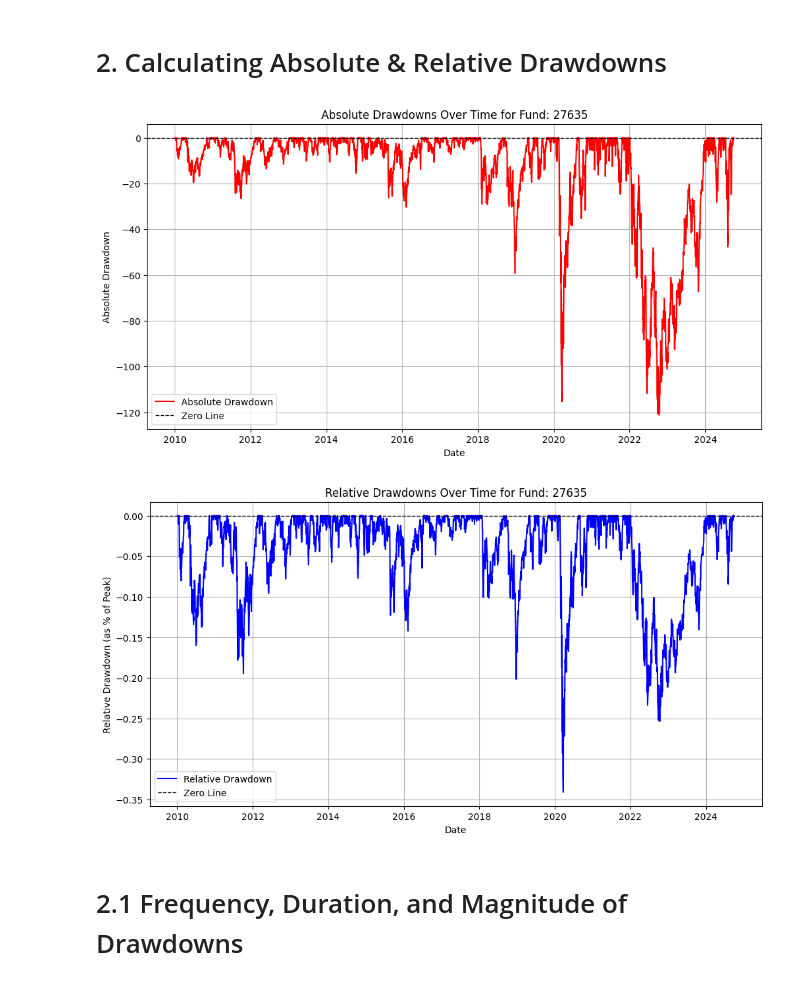
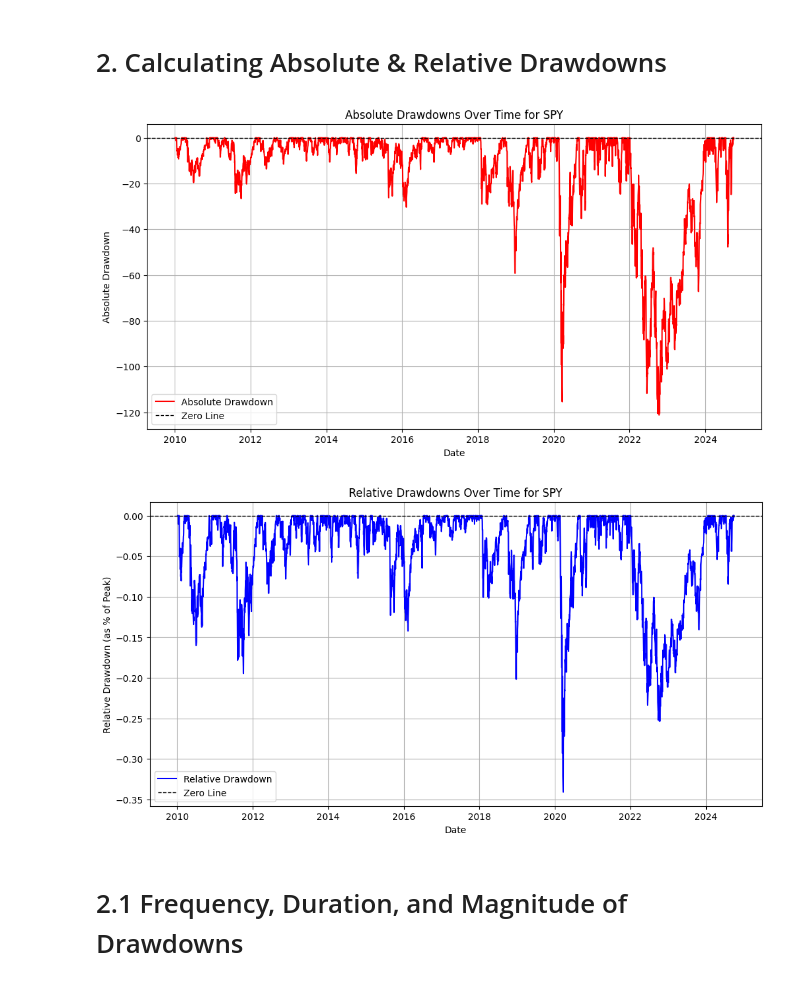
Before and after one commit to harshk02/15.433-fin-proj, a Jupyter notebook: Task 2, final project.ipynb, the cells around one changed output. Drawn from its saved outputs; the diff is of its cells as text; code cells hidden in the pictures.

```diff
--- a/Task 2, final project.ipynb
+++ b/Task 2, final project.ipynb
@@ -36,35 +36,35 @@ else:
 # %%
 import pandas as pd
 import matplotlib.pyplot as plt
 
 file1_path = 'AllFunds.xlsx'
 daily_data = pd.read_excel(file1_path)
 
 daily_data['Net Asset Value per Share'] = pd.to_numeric(daily_data['Net Asset Value per Share'], errors='coerce')
 daily_data['Date'] = pd.to_datetime(daily_data['Date'], errors='coerce')
 daily_data['Fund Identifier'] = daily_data['Fund Identifier'].astype(str)
 
 fund_identifier = '27635'
 filtered_data = daily_data[daily_data['Fund Identifier'] == fund_identifier].copy()
 
 if filtered_data.empty:
     print(f"No data found for Fund Identifier: {fund_identifier}")
 else:
     filtered_data['Running Max NAV'] = filtered_data['Net Asset Value per Share'].cummax()
 
     filtered_data['Absolute Drawdown'] = filtered_data['Net Asset Value per Share'] - filtered_data['Running Max NAV']
 
     plt.figure(figsize=(12, 6))
     plt.plot(filtered_data['Date'], filtered_data['Absolute Drawdown'], label='Absolute Drawdown', color='red')
     plt.axhline(0, color='black', linestyle='--', linewidth=1, label='Zero Line')
-    plt.title(f'Absolute Drawdowns Over Time for Fund: {fund_identifier}')
+    plt.title(f'Absolute Drawdowns Over Time for SPY')
     plt.xlabel('Date')
     plt.ylabel('Absolute Drawdown')
     plt.legend()
     plt.grid()
     plt.show()
 # %% [output]
-[figure, old version]
+[figure, new version]
 # %%
 import pandas as pd
 import matplotlib.pyplot as plt
@@ -89,14 +89,14 @@ else:
     plt.figure(figsize=(12, 6))
     plt.plot(filtered_data['Date'], filtered_data['Relative Drawdown'], label='Relative Drawdown', color='blue')
     plt.axhline(0, color='black', linestyle='--', linewidth=1, label='Zero Line')
-    plt.title(f'Relative Drawdowns Over Time for Fund: {fund_identifier}')
+    plt.title(f'Relative Drawdowns Over Time for SPY')
     plt.xlabel('Date')
     plt.ylabel('Relative Drawdown (as % of Peak)')
     plt.legend()
     plt.grid()
     plt.show()
 # %% [output]
-[figure, old version]
+[figure, new version]
 # %% [markdown]
 # 2.1 Frequency, Duration, and Magnitude of Drawdowns
 # %%
```
Also changed, not shown: parts of 6 cells of this notebook.
